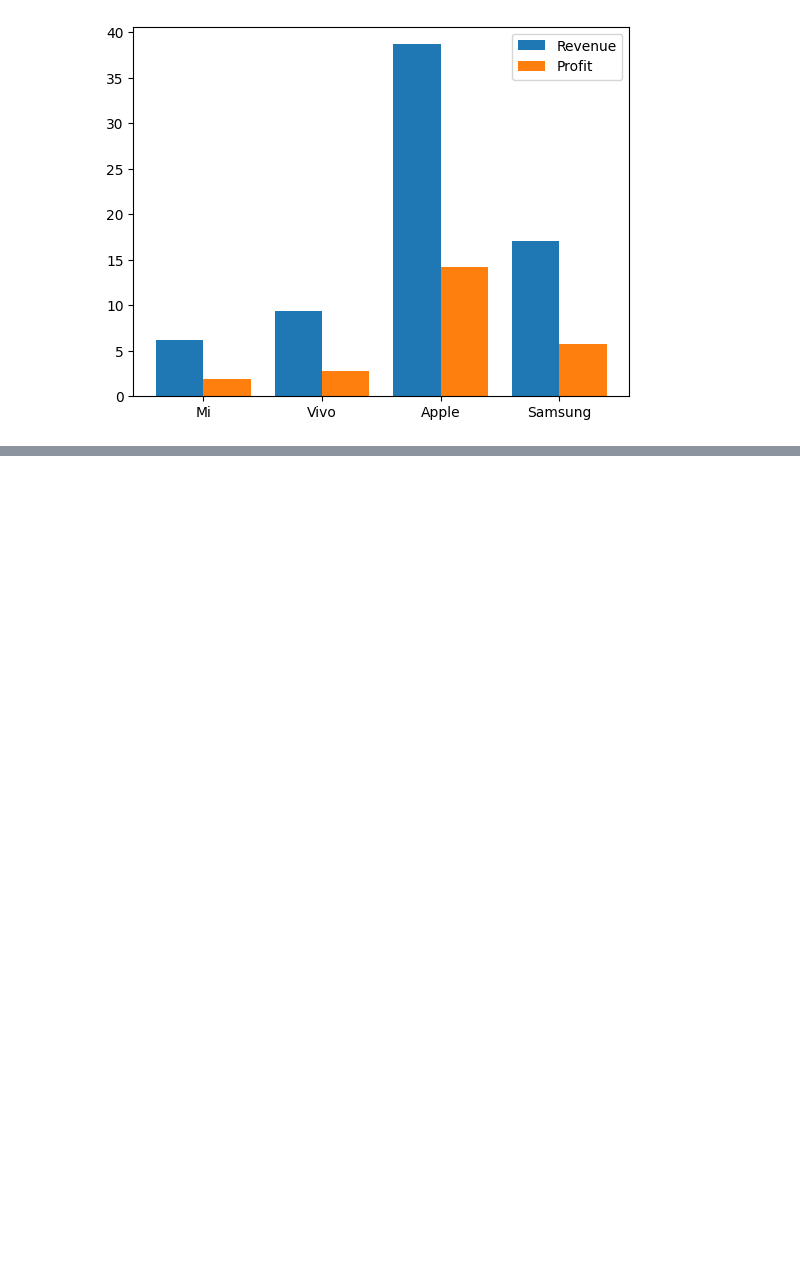
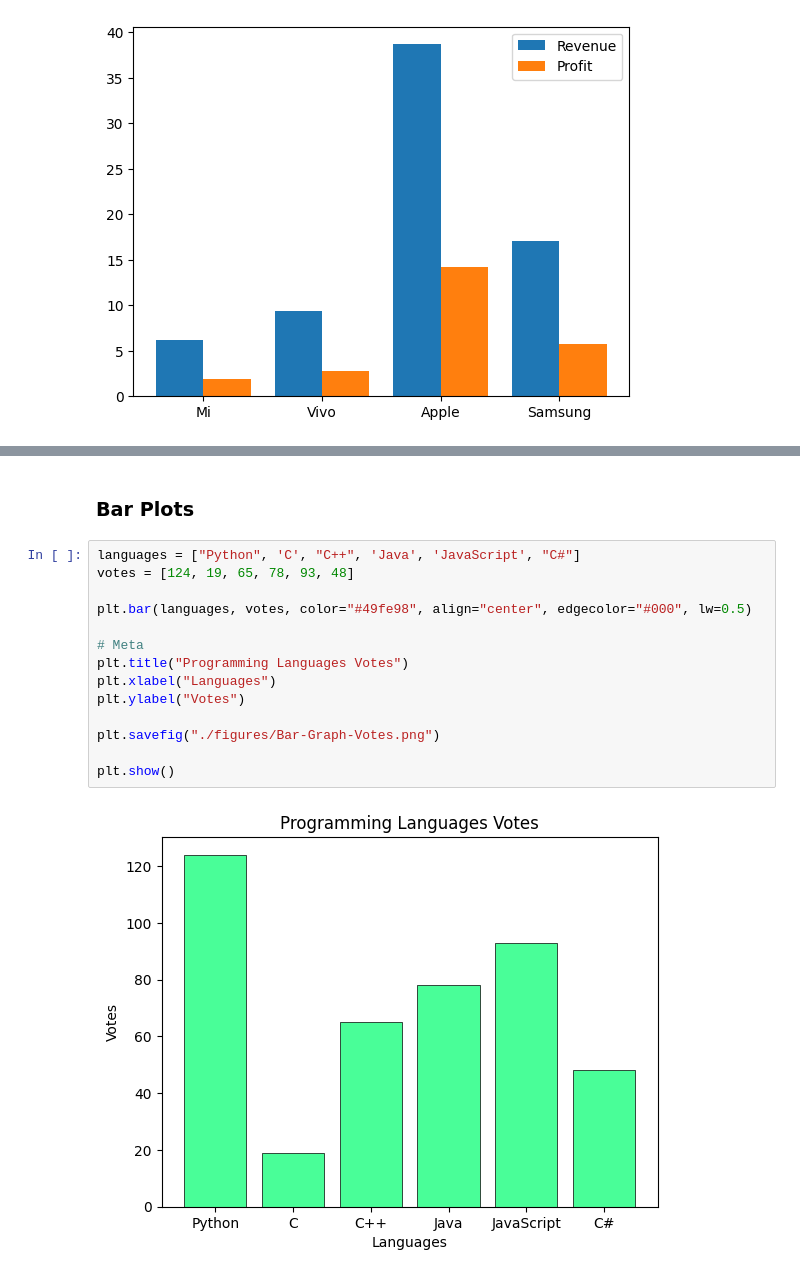
Before and after one commit to kamal-stark-dev/Learning, a Jupyter notebook: Python/Matplotlib/01.ipynb, the cells around one changed output, grey strips where cells are left out. Cells and saved outputs as stored; diff of their text form; blank space fills up the shorter version.

```diff
--- a/Python/Matplotlib/01.ipynb
+++ b/Python/Matplotlib/01.ipynb
@@ -114,0 +130,18 @@ plt.show()
+# %% [markdown]
+### Bar Plots
+# %%
+languages = ["Python", 'C', "C++", 'Java', 'JavaScript', "C#"]
+votes = [124, 19, 65, 78, 93, 48]
+
+plt.bar(languages, votes, color="#49fe98", align="center", edgecolor="#000", lw=0.5)
+
+# Meta
+plt.title("Programming Languages Votes")
+plt.xlabel("Languages")
+plt.ylabel("Votes")
+
+plt.savefig("./figures/Bar-Graph-Votes.png")
+
+plt.show()
+# %% [output]
+[figure, added]
```
Also changed, not shown: parts of 17 cells of this notebook, 8 other files.
